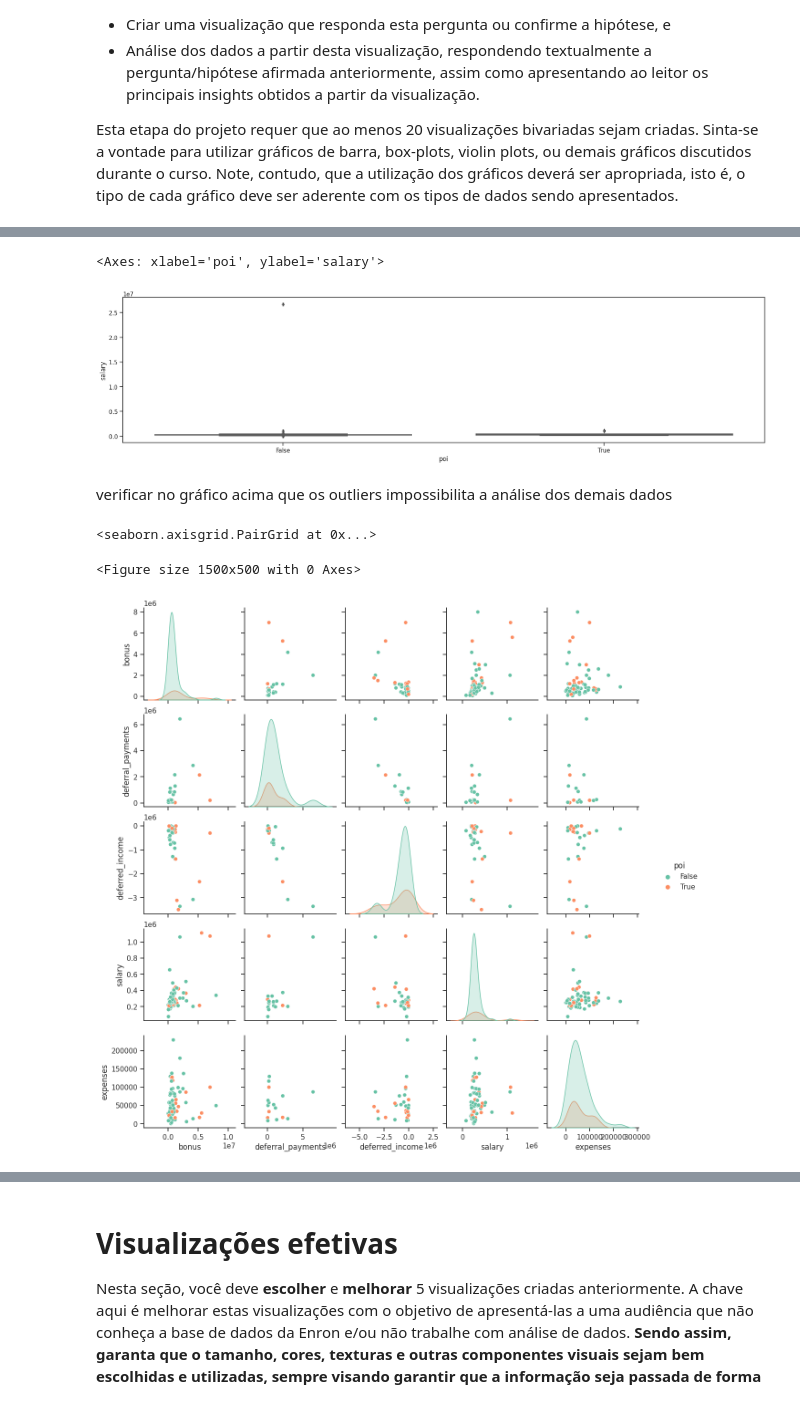
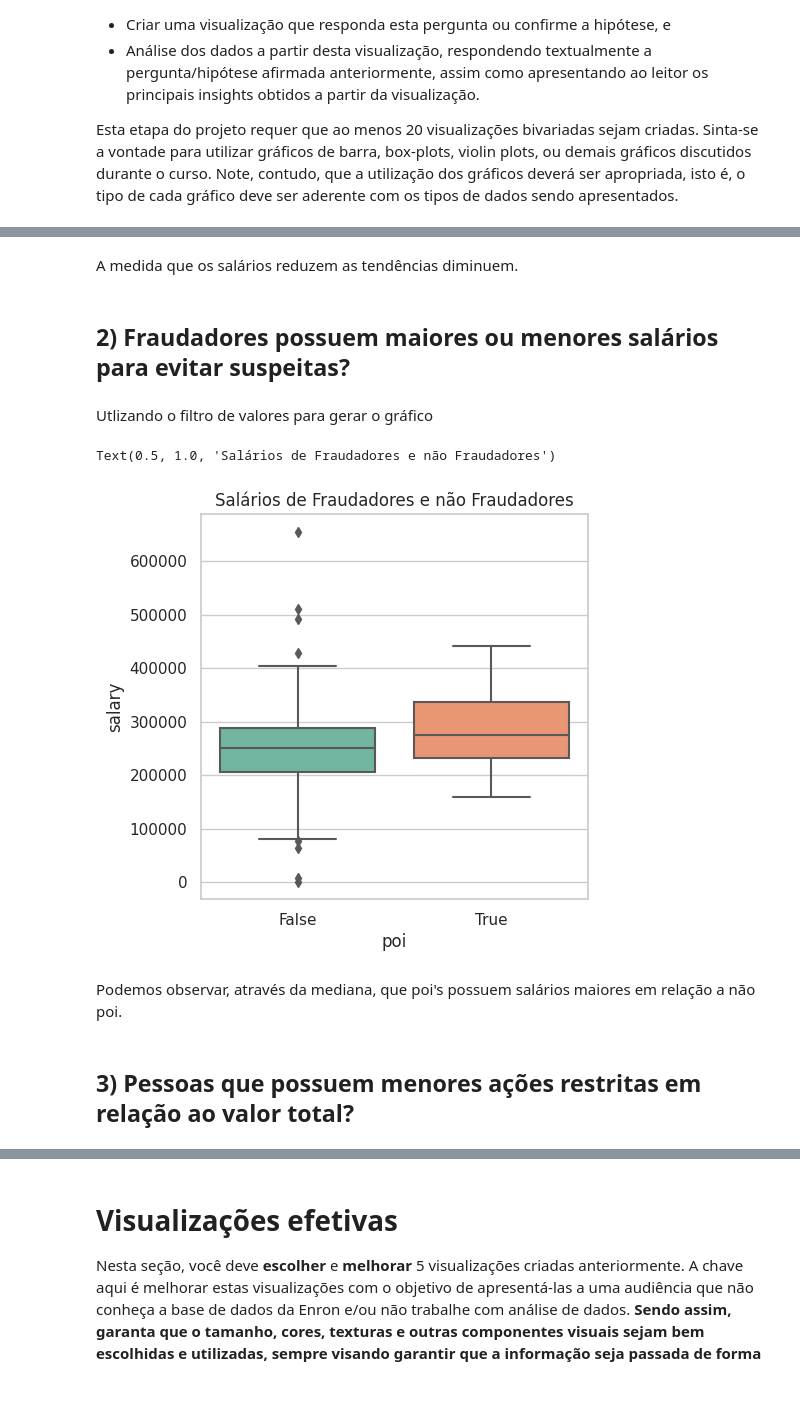
Before and after one commit to DeVSartor/ATP-Puc, a Jupyter notebook: ATP_analise_preparacao_dados_template_AS.ipynb, the cells around one changed output, grey strips where cells are left out. Saved outputs shown, nothing was run; the diff lists cells and outputs as text; code cells hidden in the pictures.

```diff
--- a/ATP_analise_preparacao_dados_template_AS.ipynb
+++ b/ATP_analise_preparacao_dados_template_AS.ipynb
@@ -389,5 +394,5 @@ Após retirada dos outliers, conseguimos visualizar melhor o boxplot juntamente
 # %%
 plt.figure(figsize=(8,5))
-sns.set_theme(style="ticks", palette="Set1")
-df["poi"].value_counts().plot.bar()
+sns.set_theme(style="ticks", palette="dark")
+df["poi"].value_counts().plot.bar().set_title("Quantidade de Fraudadores e não Fraudadores")
 # %% [output]
@@ -410,0 +445,4 @@ Esta etapa do projeto requer que ao menos 20 visualizações bivariadas sejam cr
+# %%
+sns.set_theme(style="ticks", palette="dark")
+sns.pairplot(df[['bonus','salary','restricted_stock','total_payments','from_messages','from_this_person_to_poi','poi']][df['bonus']<0.9e8],hue='poi')
+plt.title('Correlações de variáveis')
@@ -410,0 +460,7 @@ Esta etapa do projeto requer que ao menos 20 visualizações bivariadas sejam cr
+# %%
+plt.figure(figsize=(15,5))
+sns.set_theme(style="ticks", palette="Set2")
+sns.set_style('whitegrid')
+sns.lmplot(data=df[df['bonus']<0.9e7], x='bonus', y='salary', hue="poi")
+plt.title('Correlação entre Bonus x Salários')
+plt.show()
@@ -410,0 +474,6 @@ Esta etapa do projeto requer que ao menos 20 visualizações bivariadas sejam cr
+# %%
+plt.figure(figsize=(15,5))
+sns.set_style('whitegrid')
+sns.lmplot(data=df[df['bonus']<1e6], x='bonus', y='salary', hue="poi")
+plt.title('Correlação entre Bonus x Salários')
+plt.show()
@@ -411,14 +483,16 @@ Esta etapa do projeto requer que ao menos 20 visualizações bivariadas sejam cr
+# %% [markdown]
+A medida que os salários reduzem as tendências diminuem.
+# %% [markdown]
+## 2) Fraudadores possuem maiores ou menores salários para evitar suspeitas?
+# %% [markdown]
+Utlizando o filtro de valores para gerar o gráfico
 # %%
-sns.boxplot(df[df['salary']<6e8],y='salary',x='poi')
+plt.figure(figsize=(5,5))
+sns.boxplot(df[df['salary']<0.8e6],y='salary',x='poi').set_title("Salários de Fraudadores e não Fraudadores")
 # %% [output]
-<Axes: xlabel='poi', ylabel='salary'>
+Text(0.5, 1.0, 'Salários de Fraudadores e não Fraudadores')
-[figure, old version]
+[figure, new version]
-# %% [markdown]
-verificar no gráfico acima que os outliers impossibilita a análise dos demais dados
-# %%
-plt.figure(figsize=(15,5))
-sns.pairplot(df[['bonus','deferral_payments','deferred_income','salary','expenses','poi']][df['bonus']<90343619.0],hue='poi')
-# %% [output]
-<seaborn.axisgrid.PairGrid at 0x...>
-<Figure size 1500x500 with 0 Axes>
-[figure, removed]
+# %% [markdown]
+Podemos observar, através da mediana, que poi's possuem salários maiores em relação a não poi.
+# %% [markdown]
+## 3) Pessoas que possuem menores ações restritas em relação ao valor total?
```
Also changed, not shown: parts of 26 cells of this notebook.
